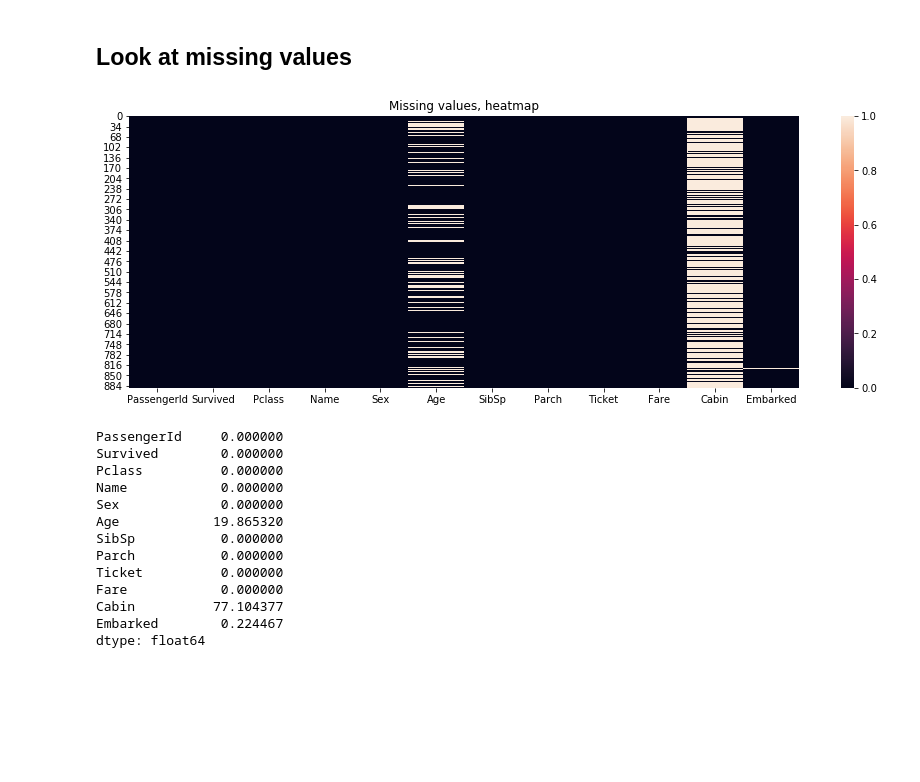
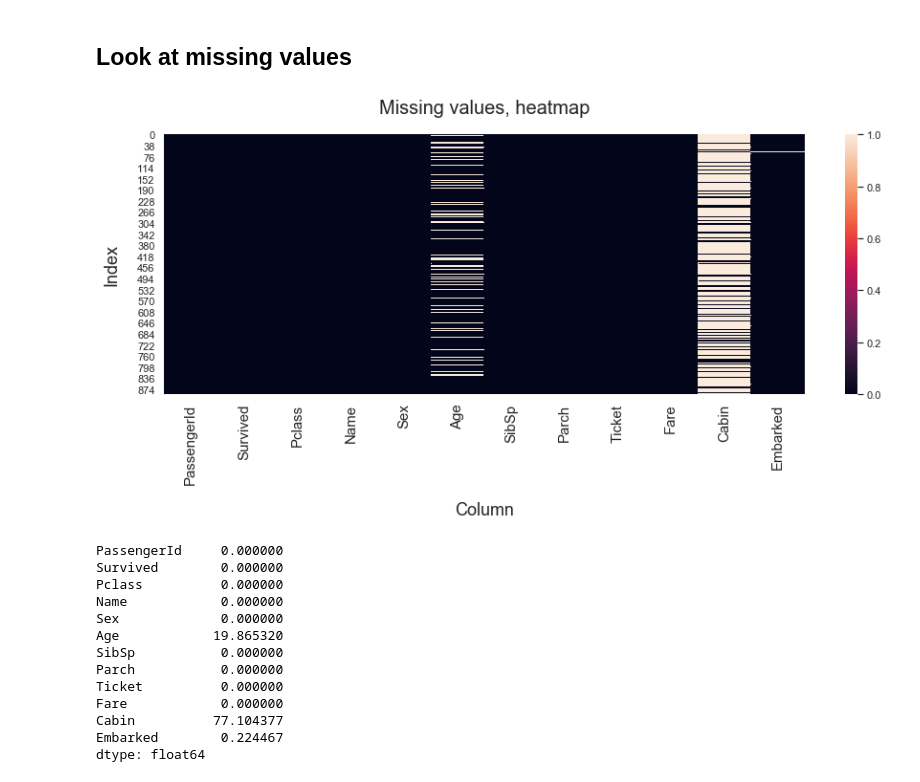
Before and after one commit to NathanZorndorf/personal-data-science-projects, a Jupyter notebook: titanic/titanic-with-dl.ipynb, the cells around one changed output. Cells and saved outputs as stored; diff of their text form; code cells hidden in the pictures; blank space fills up the shorter version.

```diff
--- a/titanic/titanic-with-dl.ipynb
+++ b/titanic/titanic-with-dl.ipynb
@@ -41,13 +46,15 @@ pd.set_option('display.max_rows', None)
 import seaborn as sns
 from matplotlib import rcParams
 import matplotlib.ticker as ticker
-# sns.set(rc={"font.size":18,
-#             "axes.titlesize":30,
-#             "axes.labelsize":18,
-#             "axes.titlepad":22,
-#             "axes.labelpad":18,
-#             "legend.fontsize":15,
-#             "legend.title_fontsize":15})
+sns.set(rc={"font.size":15,
+            "axes.titlesize":20,
+            "axes.labelsize":18,
+            "axes.titlepad":22,
+            "axes.labelpad":18,
+            "xtick.labelsize":15,
+            "legend.fontsize":14,
+            "legend.title_fontsize":14})
+sns.set_style('darkgrid')
 
 # constants
 FIG_SIZE = (15,5)
@@ -113,9 +115,11 @@ print(numeric_features)
 # %%
 plt.figure(figsize=FIG_SIZE);
 sns.heatmap(train.isna().astype(int));
 plt.title('Missing values, heatmap');
+plt.ylabel('Index');
+plt.xlabel('Column');
 # %% [output]
-[figure, old version]
+[figure, new version]
 # %%
 train.isna().mean() * 100
 # %% [output]
```
Also changed, not shown: parts of 58 cells of this notebook.
